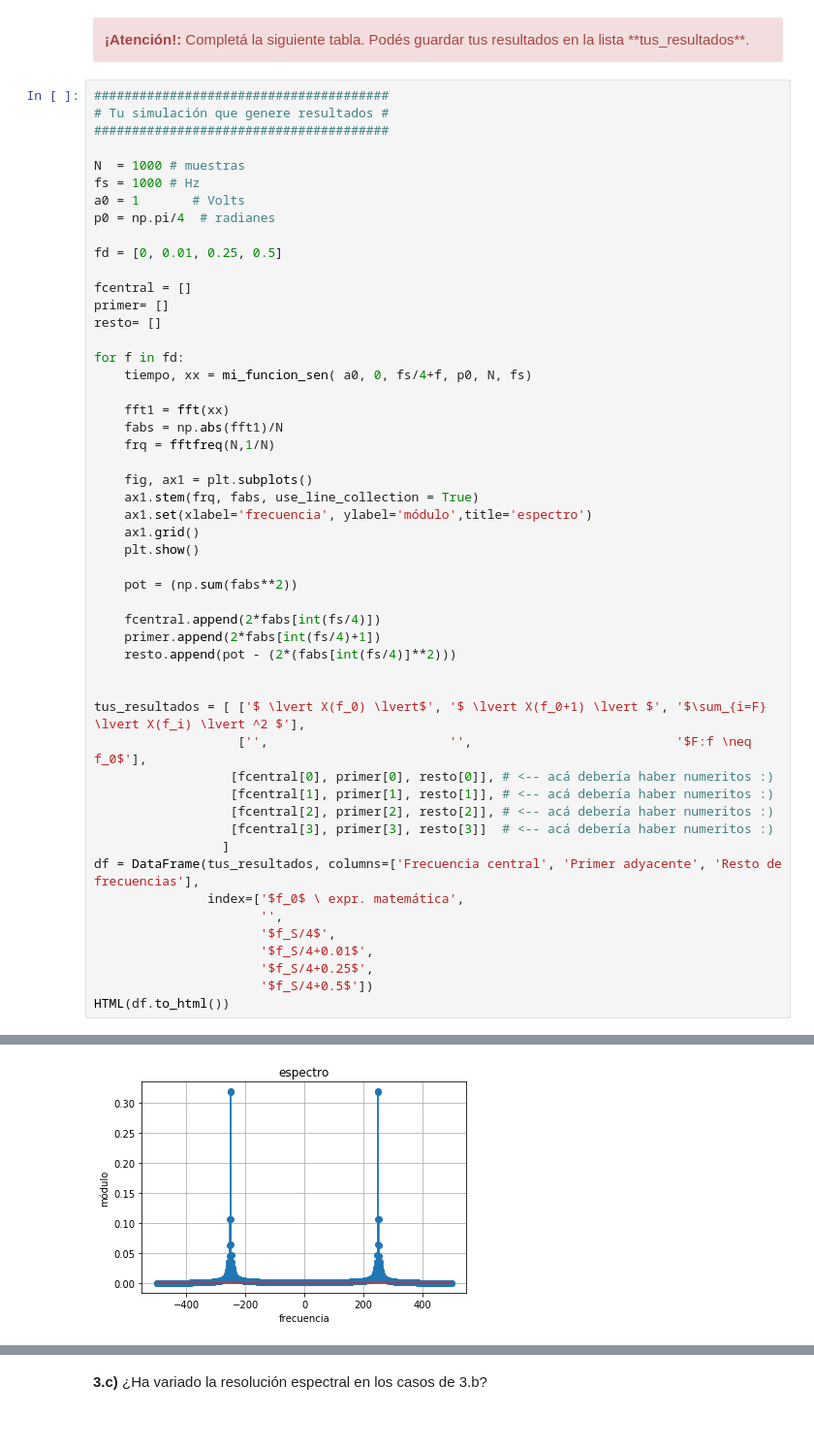
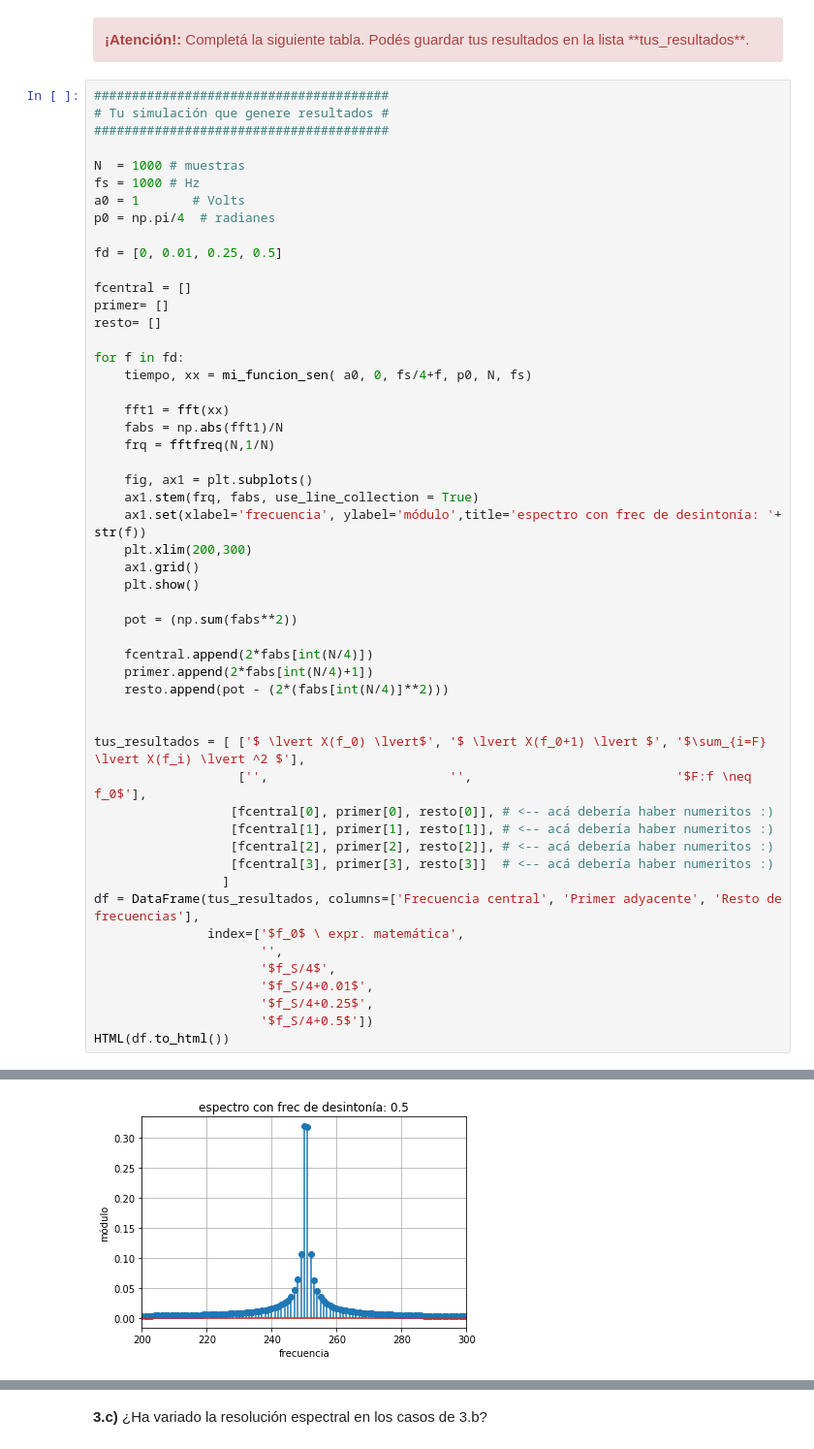
Before and after one commit to yaninacorsaro/PDS, a Jupyter notebook: TP1 - Muestreo de señales - Forurier.ipynb, the cells around one changed output, grey strips where cells are left out. Shown at 97% size. Drawn from its saved outputs; the diff is of its cells as text.

```diff
--- a/TP1 - Muestreo de señales - Forurier.ipynb
+++ b/TP1 - Muestreo de señales - Forurier.ipynb
@@ -390,15 +391,16 @@ for f in fd:
 
     fig, ax1 = plt.subplots()
     ax1.stem(frq, fabs, use_line_collection = True)
-    ax1.set(xlabel='frecuencia', ylabel='módulo',title='espectro')
+    ax1.set(xlabel='frecuencia', ylabel='módulo',title='espectro con frec de desintonía: '+ str(f))
+    plt.xlim(200,300)
     ax1.grid()
     plt.show()
 
     pot = (np.sum(fabs**2))
 
-    fcentral.append(2*fabs[int(fs/4)])
-    primer.append(2*fabs[int(fs/4)+1])
-    resto.append(pot - (2*(fabs[int(fs/4)]**2)))
+    fcentral.append(2*fabs[int(N/4)])
+    primer.append(2*fabs[int(N/4)+1])
+    resto.append(pot - (2*(fabs[int(N/4)]**2)))
 
 
 tus_resultados = [ ['$ \lvert X(f_0) \lvert$', '$ \lvert X(f_0+1) \lvert $', '$\sum_{i=F} \lvert X(f_i) \lvert ^2 $'],
@@ -423,4 +425,4 @@ HTML(df.to_html())
-[figure, old version]
+[figure, new version]
 |  | Frecuencia central | Primer adyacente | Resto de frecuencias |
 | $f_0$ \ expr. matemática | $ \lvert X(f_0) \lvert$ | $ \lvert X(f_0+1) \lvert $ | $\sum_{i=F} \lvert X(f_i) \lvert ... |
 |  |  |  | $F:f \neq f_0$ |
```
Also changed, not shown: parts of 6 cells of this notebook.
